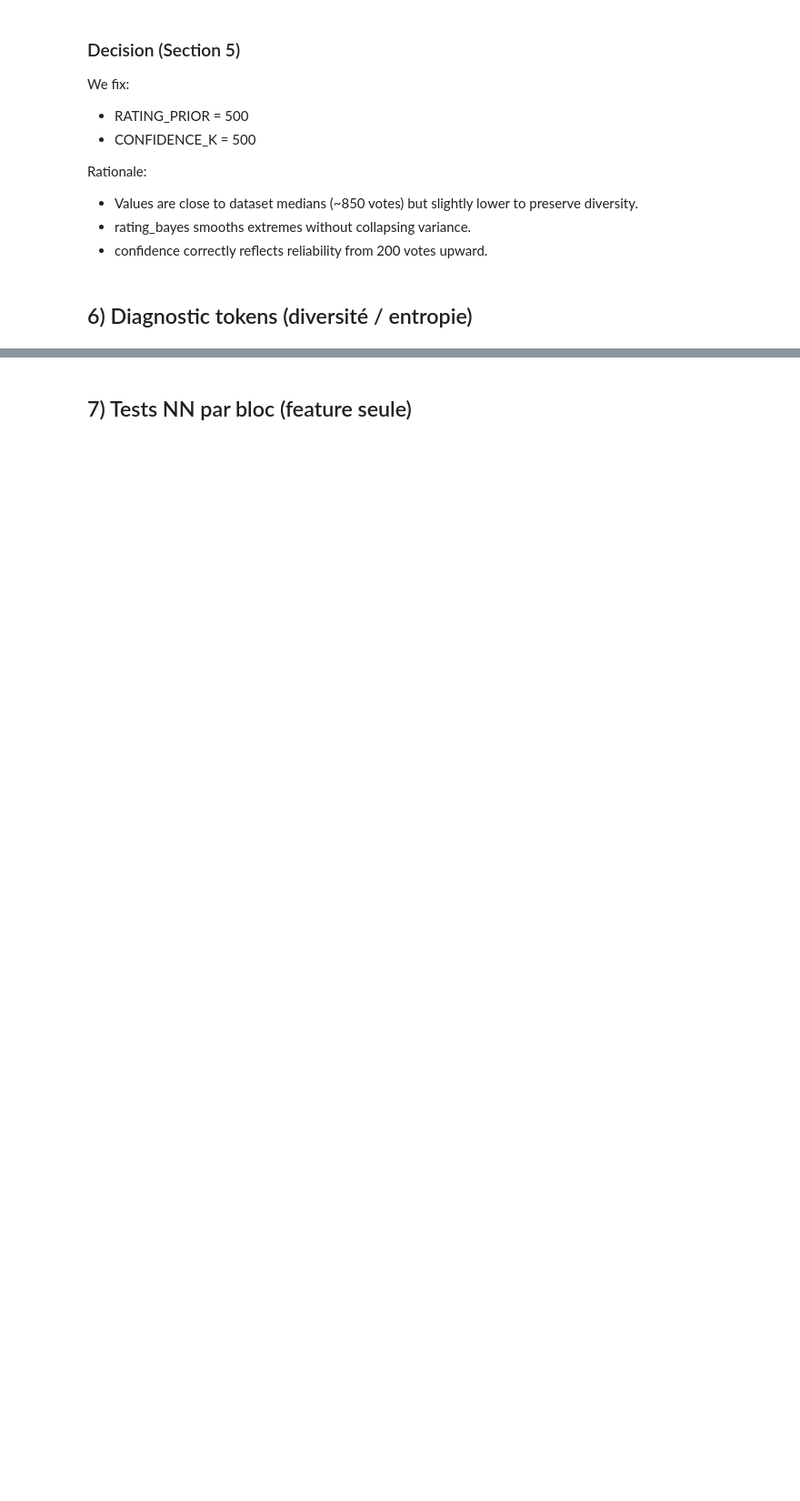
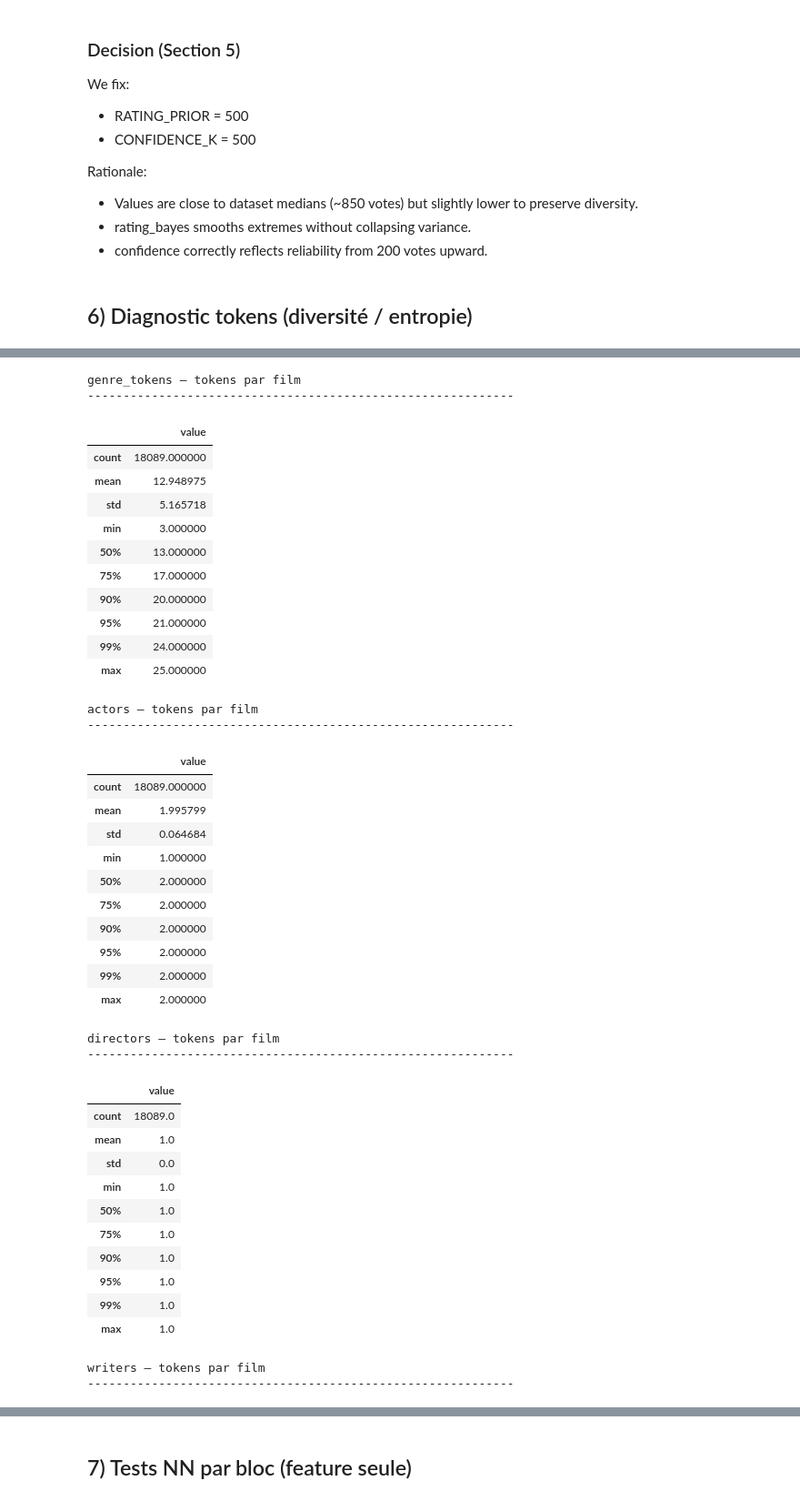
Before and after one commit to GautBlrn/movie-recommender, a Jupyter notebook: notebooks/Encodage_IMDb_movies.ipynb, the cells around one changed output, grey strips where cells are left out. Shown at 91% size. Cells and saved outputs as stored; diff of their text form; code cells hidden in the pictures; blank space fills up the shorter version.

Commit message:
feat: movie recommender (dataset, training, predict, docs)

```diff
--- a/notebooks/Encodage_IMDb_movies.ipynb
+++ b/notebooks/Encodage_IMDb_movies.ipynb
@@ -420,0 +581,53 @@ Top 15 tokens:
+# %%
+def tokens_per_movie(series: pd.Series, name: str):
+    counts = series.fillna("").astype(str).apply(lambda s: len(s.split()))
+    print(f"\n{name} — tokens par film")
+    print("-" * 60)
+    display(counts.describe(percentiles=[.5, .75, .9, .95, .99]).to_frame("value"))
+
+tokens_per_movie(df["genre_tokens"], "genre_tokens")
+tokens_per_movie(df["actors"], "actors")
+tokens_per_movie(df["directors"], "directors")
+tokens_per_movie(df["writers"], "writers")
+# %% [output]
+genre_tokens — tokens par film
+------------------------------------------------------------
+|  | value |
+| count | 18089.000000 |
+| mean | 12.948975 |
+| std | 5.165718 |
+| min | 3.000000 |
+| 50% | 13.000000 |
+| 75% | 17.000000 |
+| 90% | 20.000000 |
+| 95% | 21.000000 |
+| 99% | 24.000000 |
+| max | 25.000000 |
+actors — tokens par film
+------------------------------------------------------------
+|  | value |
+| count | 18089.000000 |
+| mean | 1.995799 |
+| std | 0.064684 |
+| min | 1.000000 |
+| 50% | 2.000000 |
+| 75% | 2.000000 |
+| 90% | 2.000000 |
+| 95% | 2.000000 |
+| 99% | 2.000000 |
+| max | 2.000000 |
+directors — tokens par film
+------------------------------------------------------------
+|  | value |
+| count | 18089.0 |
+| mean | 1.0 |
+| std | 0.0 |
+| min | 1.0 |
+| 50% | 1.0 |
+| 75% | 1.0 |
+| 90% | 1.0 |
+| 95% | 1.0 |
+| 99% | 1.0 |
+| max | 1.0 |
+writers — tokens par film
+------------------------------------------------------------
```
Also changed, not shown: parts of 16 cells of this notebook, 16 other files.
